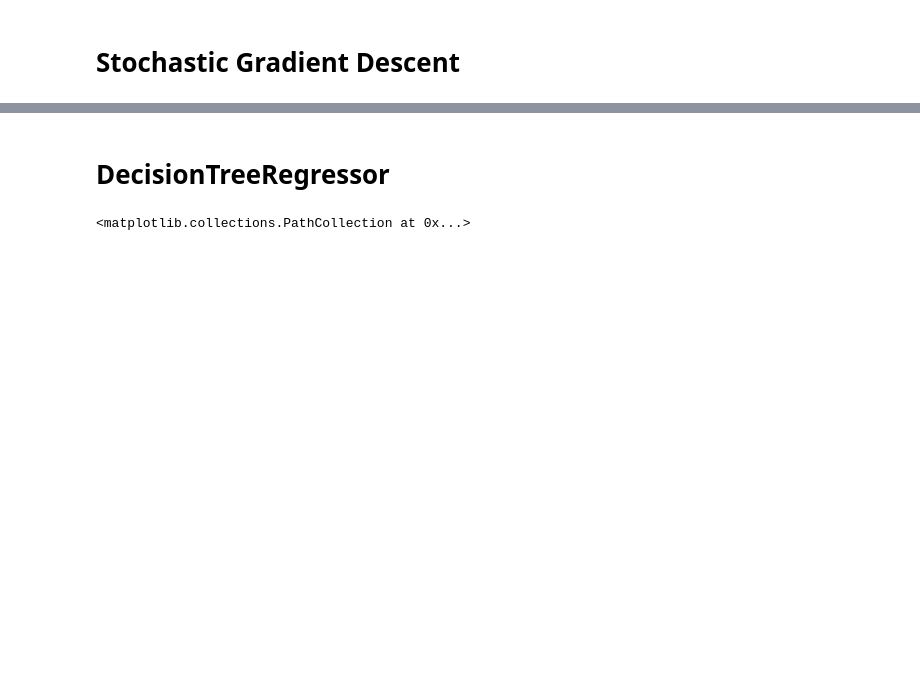
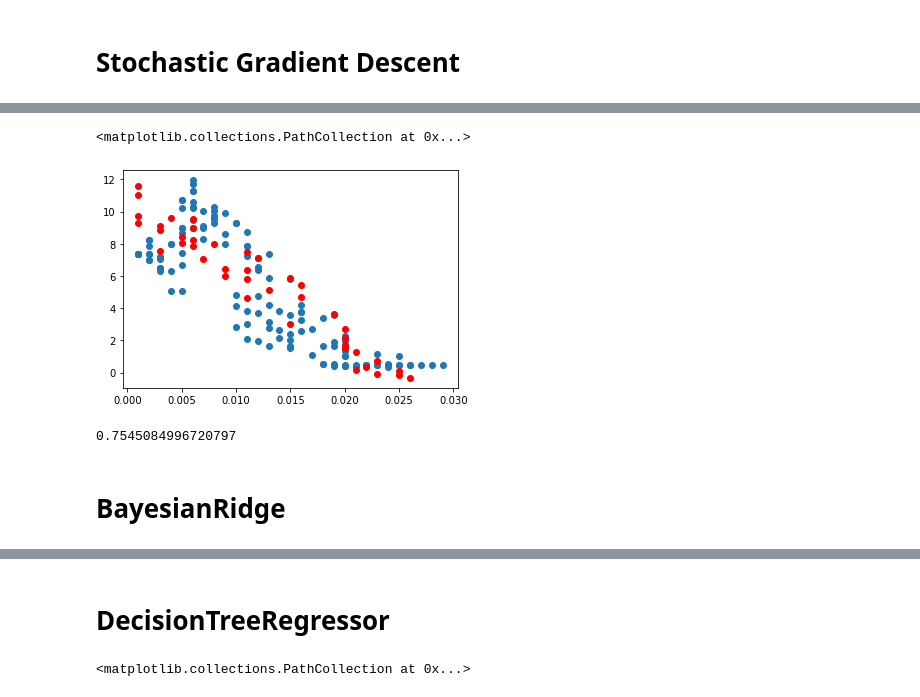
Before and after one commit to ruiz-salvat/morfeo, a Jupyter notebook: Analysis/WaveTrend/Optimizer-2steps.ipynb, the cells around one changed output, grey strips where cells are left out. Drawn from its saved outputs; the diff is of its cells as text; code cells hidden in the pictures; blank space fills up the shorter version.

```diff
--- a/Analysis/WaveTrend/Optimizer-2steps.ipynb
+++ b/Analysis/WaveTrend/Optimizer-2steps.ipynb
@@ -193,0 +182,12 @@ print(sgd_R2)
+# %%
+plt.scatter(df['k'], y)
+
+plt.scatter(k_test, ard_y_pred, color = 'r')
+# %% [output]
+<matplotlib.collections.PathCollection at 0x...>
+[figure, added]
+# %%
+ard_R2 = metrics.r2_score(y_test, ard_y_pred)
+print(ard_R2)
+# %% [output]
+0.7545084996720797
@@ -193,0 +197,2 @@ print(sgd_R2)
+# %% [markdown]
+# BayesianRidge
```
Also changed, not shown: parts of 64 cells of this notebook, 4 other files.
